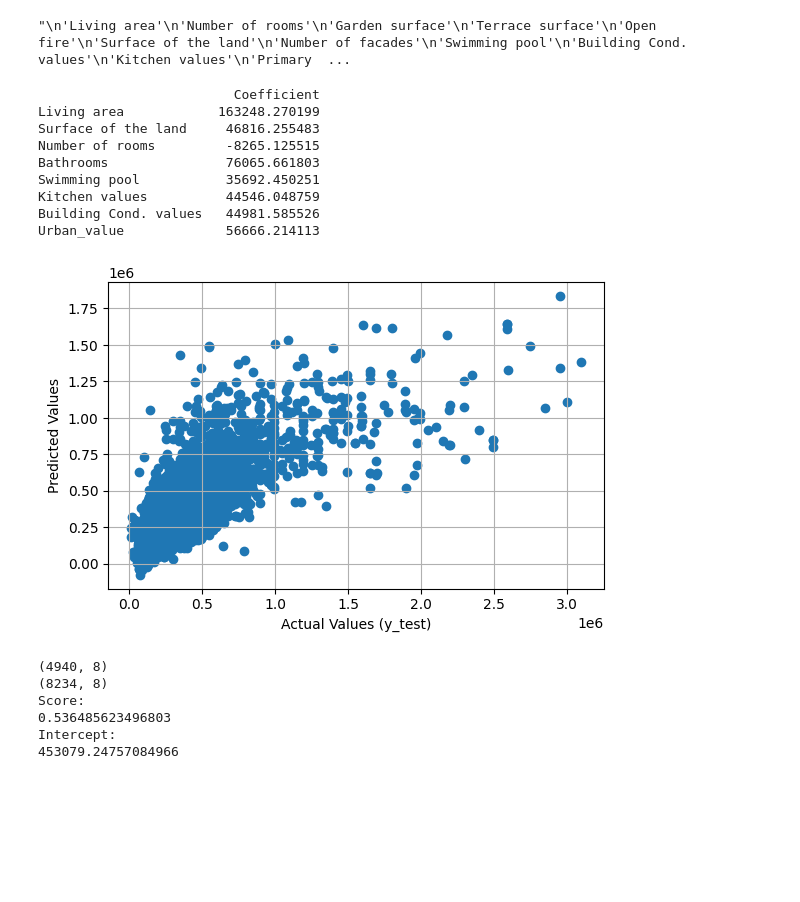
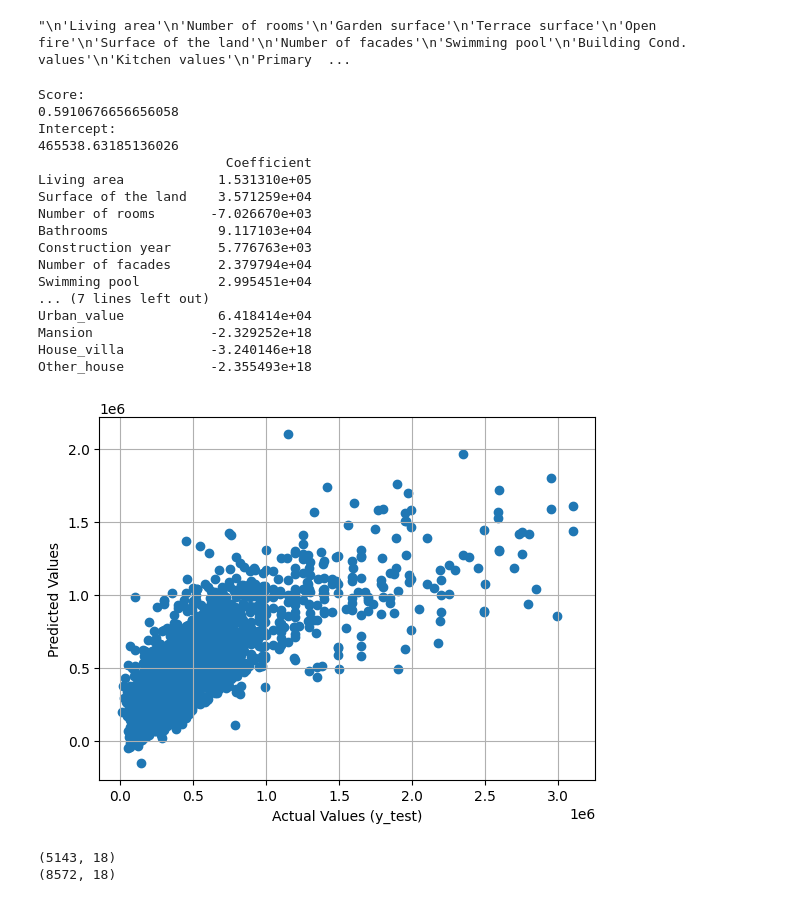
Before and after one commit to Ta-DevSark/challenge-regression, a Jupyter notebook: mourad.ipynb, the cells around one changed output. Saved outputs shown, nothing was run; the diff lists cells and outputs as text; code cells hidden in the pictures; blank space fills up the shorter version.

```diff
--- a/mourad.ipynb
+++ b/mourad.ipynb
@@ -27,11 +27,10 @@ def remove_outliers(df: pd.DataFrame, columns: List[str], n_std: int) -> pd.Data
         df = df[(df[col] <= mean+(n_std*sd))]
 
     return df
-
 df = remove_outliers(df, ['Living area'], 3)
 df = remove_outliers(df, ['Surface of the land'], 4)
-df = remove_outliers(df, ['Garden surface'], 3)
-df = remove_outliers(df, ['Terrace surface'], 3)
+# df = remove_outliers(df, ['Garden surface'], 3)
+# df = remove_outliers(df, ['Terrace surface'], 3)
 # print(df['Living area'].max())
 # print(df['Surface of the land'].max())
-# df
+df
@@ -38,7 +51,7 @@ df = remove_outliers(df, ['Terrace surface'], 3)
 # %%
-df_urbain = pd.read_csv('utils/Urbain.csv')
-postcode_set = set(df_urbain['Postcode'])
-df['Urban_value'] = df['Zip'].apply(lambda x: 1 if x in postcode_set else 0)
+# df_urbain = pd.read_csv('utils/Urbain.csv')
+# postcode_set = set(df_urbain['Postcode'])
+# df['Urban_value'] = df['Zip'].apply(lambda x: 1 if x in postcode_set else 0)
 # %%
 # df.isnull().sum().sort_values(ascending=False)
 # %%
@@ -133,14 +146,15 @@ from sklearn.linear_model import LinearRegression
 import pandas as pd
 import matplotlib.pyplot as plt
 
-features = list(df.drop(columns=['Zip','Price', 'id','Primary energy consumption','Subtype of property','Energy class','Province']).columns)
+features = list(df.drop(columns=['Zip','Price', 'id','Primary energy consumption',
+                                 'Subtype of property','Energy class','Province']).columns)
 
 X = df[features]
 y = df['Price']
 # Instantiate the scaler
 scaler = StandardScaler()
 # Feature selection
-selector = SelectKBest(score_func=f_regression, k=8)
+selector = SelectKBest(score_func=f_regression, k=18)
 X = selector.fit_transform(X, y)
 
 X_train, X_test, y_train, y_test = train_test_split(X, y, test_size=0.4, random_state=101)
@@ -148,55 +162,58 @@ X_train, X_test, y_train, y_test = train_test_split(X, y, test_size=0.4, random_
 # Normalize the training and test data
 X_train = scaler.fit_transform(X_train)
 X_test = scaler.transform(X_test)
-
 
 # Fitting the model and making predictions
 
 lm = LinearRegression()
 lm.fit(X_train, y_train)
 predictions = lm.predict(X_test)
 
 # Scoring the model
 score = lm.score(X_test, y_test)
 
 # Getting selected features
 mask = selector.get_support()
 selected_features = [feature for feature, boolean in zip(features, mask) if boolean]
 
 # Creating coefficient DataFrame
 coeff_df = pd.DataFrame(lm.coef_.reshape(-1, 1), index=selected_features, columns=['Coefficient'])
 
+print('Score:')
+print(score)
+print('Intercept:')
+print(lm.intercept_)
+
 print(coeff_df)
 
 # Plotting predicted vs. actual values
 plt.scatter(y_test, predictions)
 plt.xlabel('Actual Values (y_test)')
 plt.ylabel('Predicted Values')
 plt.grid(True)
 plt.axis('scaled')
 plt.show()
 
 print(X_train.shape)
 print(X.shape)
-
-print('Score:')
-print(score)
-print('Intercept:')
-print(lm.intercept_)
 # %% [output]
-                         Coefficient
-Living area            163248.270199
-Surface of the land     46816.255483
-Number of rooms         -8265.125515
-Bathrooms               76065.661803
-Swimming pool           35692.450251
-Kitchen values          44546.048759
-Building Cond. values   44981.585526
-Urban_value             56666.214113
+Score:
+0.5910676656656058
+Intercept:
+465538.63185136026
+                        Coefficient
+Living area            1.531310e+05
+Surface of the land    3.571259e+04
+Number of rooms       -7.026670e+03
+Bathrooms              9.117103e+04
+Construction year      5.776763e+03
+Number of facades      2.379794e+04
+Swimming pool          2.995451e+04
+... (7 lines left out)
+Urban_value            6.418414e+04
+Mansion               -2.329252e+18
+House_villa           -3.240146e+18
+Other_house           -2.355493e+18
-[figure, old version]
+[figure, new version]
-(4940, 8)
-(8234, 8)
-Score:
-0.536485623496803
-Intercept:
-453079.24757084966
+(5143, 18)
+(8572, 18)
```
Also changed, not shown: parts of 2 cells of this notebook.
